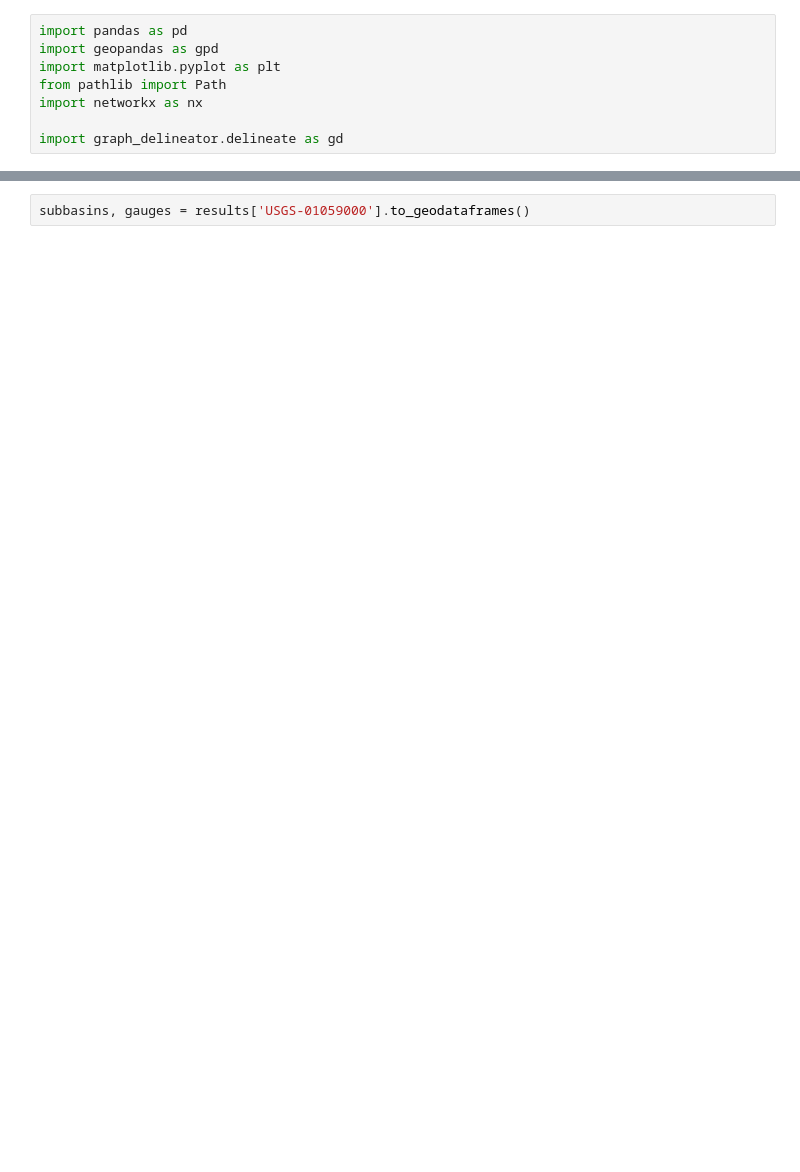
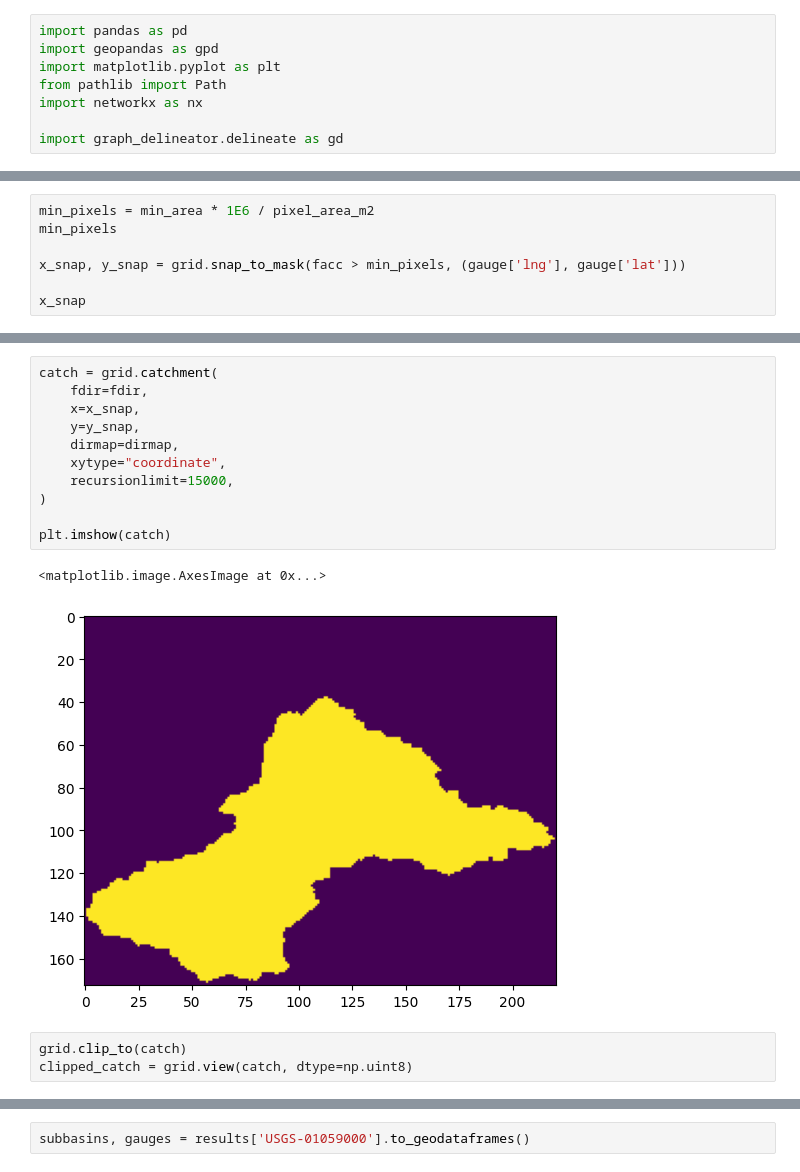
Before and after one commit to tedlanghorst/graph_delineator, a Jupyter notebook: watershed_delineation_example.ipynb, the cells around one changed output, grey strips where cells are left out. Drawn from its saved outputs; the diff is of its cells as text; blank space fills up the shorter version.

```diff
--- a/watershed_delineation_example.ipynb
+++ b/watershed_delineation_example.ipynb
@@ -43,0 +323,7 @@ COMPLETE
+# %%
+min_pixels = min_area * 1E6 / pixel_area_m2
+min_pixels
+
+x_snap, y_snap = grid.snap_to_mask(facc > min_pixels, (gauge['lng'], gauge['lat']))
+
+x_snap
@@ -43,0 +353,17 @@ COMPLETE
+# %%
+catch = grid.catchment(
+    fdir=fdir,
+    x=x_snap,
+    y=y_snap,
+    dirmap=dirmap,
+    xytype="coordinate",
+    recursionlimit=15000,
+)
+
+plt.imshow(catch)
+# %% [output]
+<matplotlib.image.AxesImage at 0x...>
+[figure, added]
+# %%
+grid.clip_to(catch)
+clipped_catch = grid.view(catch, dtype=np.uint8)
```
Also changed, not shown: parts of 56 cells of this notebook, 6 other files.
